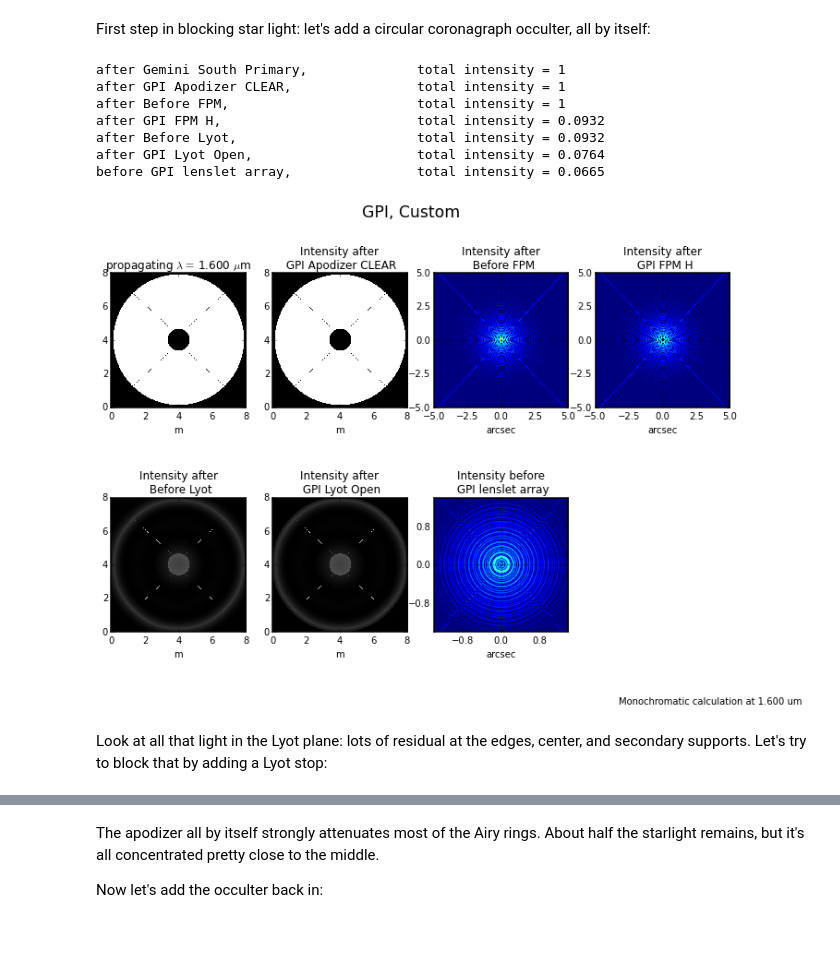
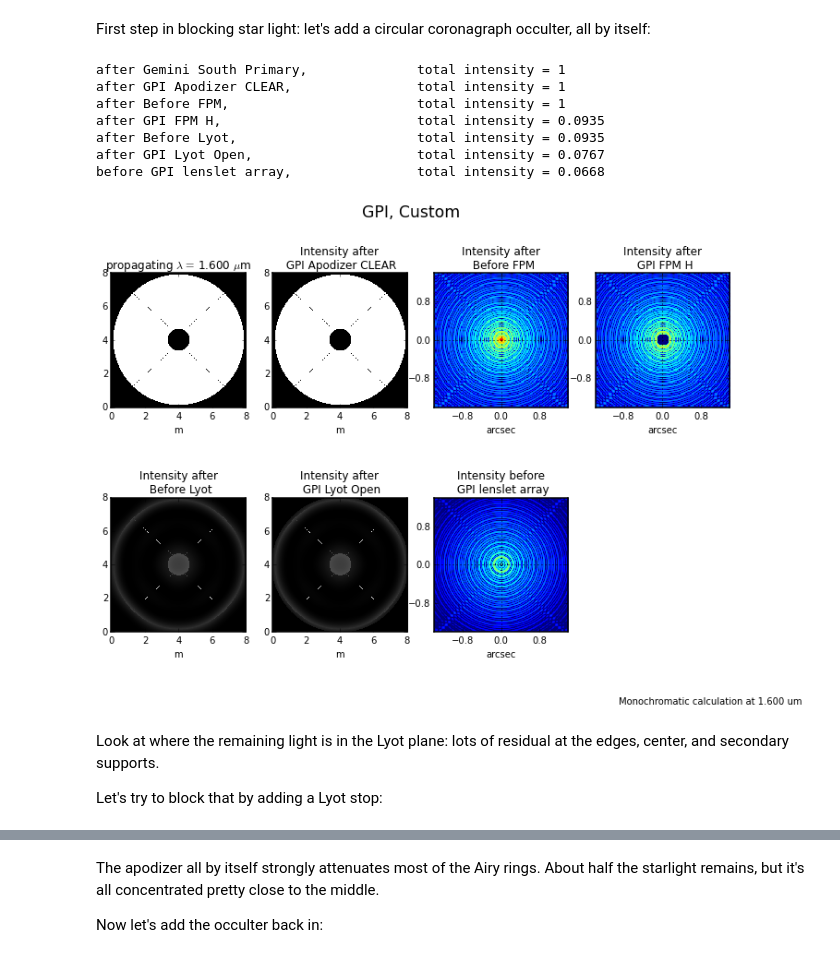
Before and after one commit to geminiplanetimager/gpipsfs, a Jupyter notebook: GPI Tutorial on Coronagraphs.ipynb, the cells around one changed output, grey strips where cells are left out. Drawn from its saved outputs; the diff is of its cells as text; code cells hidden in the pictures.

```diff
--- a/GPI Tutorial on Coronagraphs.ipynb
+++ b/GPI Tutorial on Coronagraphs.ipynb
@@ -35,16 +49,18 @@ before GPI lenslet array,                total intensity = 0.991
 First step in blocking star light: let's add a circular coronagraph occulter, all by itself:
 # %%
 gpi.occulter="H"
-psf= gpi.calcPSF(monochromatic=1.6e-6, display=True, verbose=True)
+psf= gpi.calcPSF(wavelength=wavelen, display=True, verbose=True)
 # %% [output]
 after Gemini South Primary,              total intensity = 1
 after GPI Apodizer CLEAR,                total intensity = 1
 after Before FPM,                        total intensity = 1
-after GPI FPM H,                         total intensity = 0.0932
-after Before Lyot,                       total intensity = 0.0932
-after GPI Lyot Open,                     total intensity = 0.0764
-before GPI lenslet array,                total intensity = 0.0665
+after GPI FPM H,                         total intensity = 0.0935
+after Before Lyot,                       total intensity = 0.0935
+after GPI Lyot Open,                     total intensity = 0.0767
+before GPI lenslet array,                total intensity = 0.0668
-[figure, old version]
+[figure, new version]
 # %% [markdown]
-Look at all that light in the Lyot plane: lots of residual at the edges, center, and secondary supports. Let's try to block that by adding a Lyot stop:
+Look at where the remaining light is in the Lyot plane: lots of residual at the edges, center, and secondary supports.
+
+Let's try to block that by adding a Lyot stop:
 # %%
```
Also changed, not shown: parts of 45 cells of this notebook, 2 other files.
